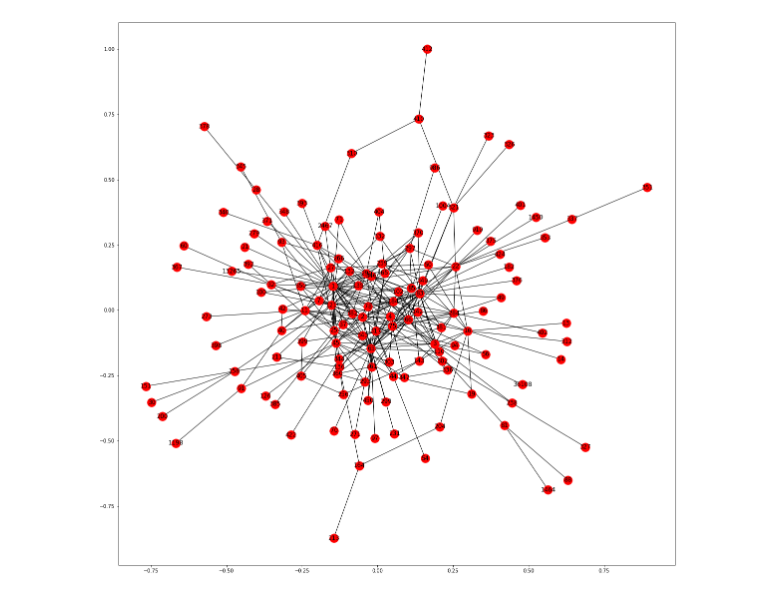
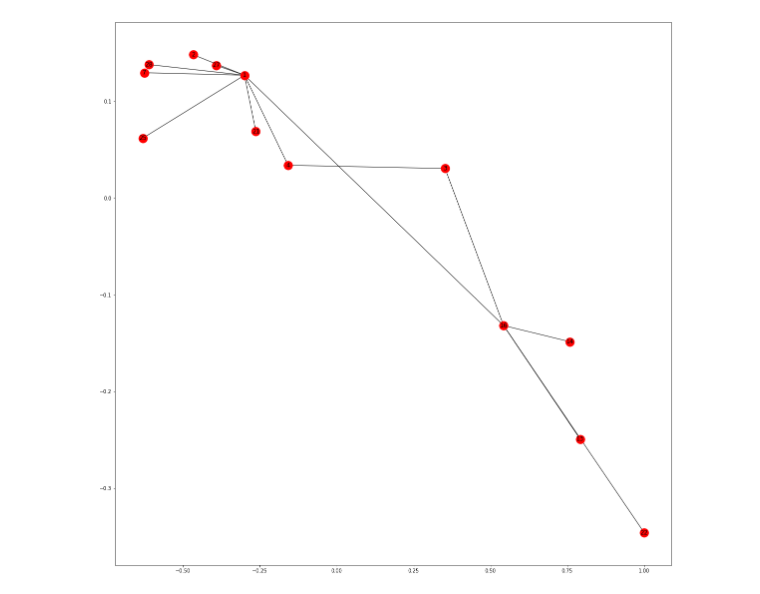
Before and after one commit to akan72/comp790, a Jupyter notebook: scripts/visualizeNetwork.ipynb, the cells around one changed output. Cells and saved outputs as stored; diff of their text form; code cells hidden in the pictures.

```diff
--- a/scripts/visualizeNetwork.ipynb
+++ b/scripts/visualizeNetwork.ipynb
@@ -25,7 +51,19 @@ graph = nx.from_edgelist(df[0:400])
+# %%
+edges = stackOverflowDatasetWithEdges(path="../data/mathOverflow/sx-mathoverflow.txt")
+# %%
+nedges = 15
+
+edgeList = []
+
+for i in range(nedges):
+    edgeList.append(edges[i])
+# %%
+graph2 = nx.from_edgelist(df[:nedges])
+graph2.add_weighted_edges_from(edgeList)
 # %%
 plt.figure(figsize=(20, 20))
 
-nx.draw_networkx(graph)
+nx.draw_networkx(graph2)
 plt.draw()
 # %% [output]
-[figure, old version]
+[figure, new version]
```
Also changed, not shown: parts of 10 cells of this notebook, 4 other files.
